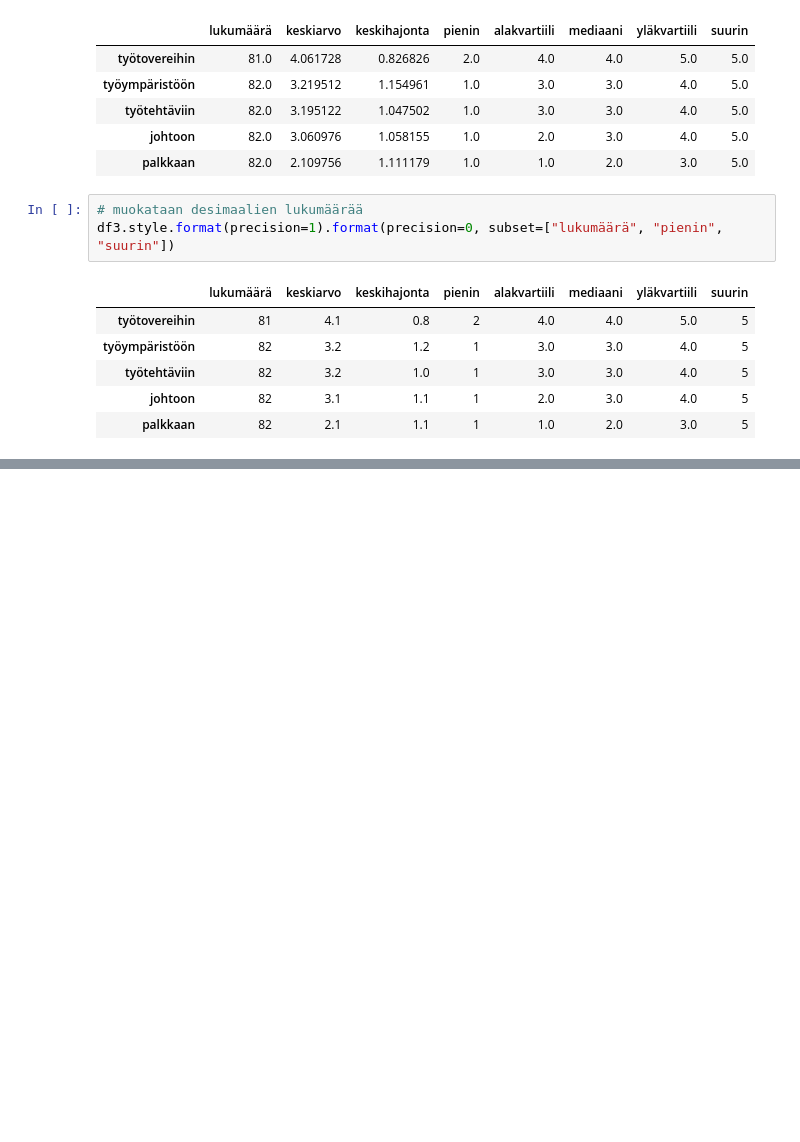
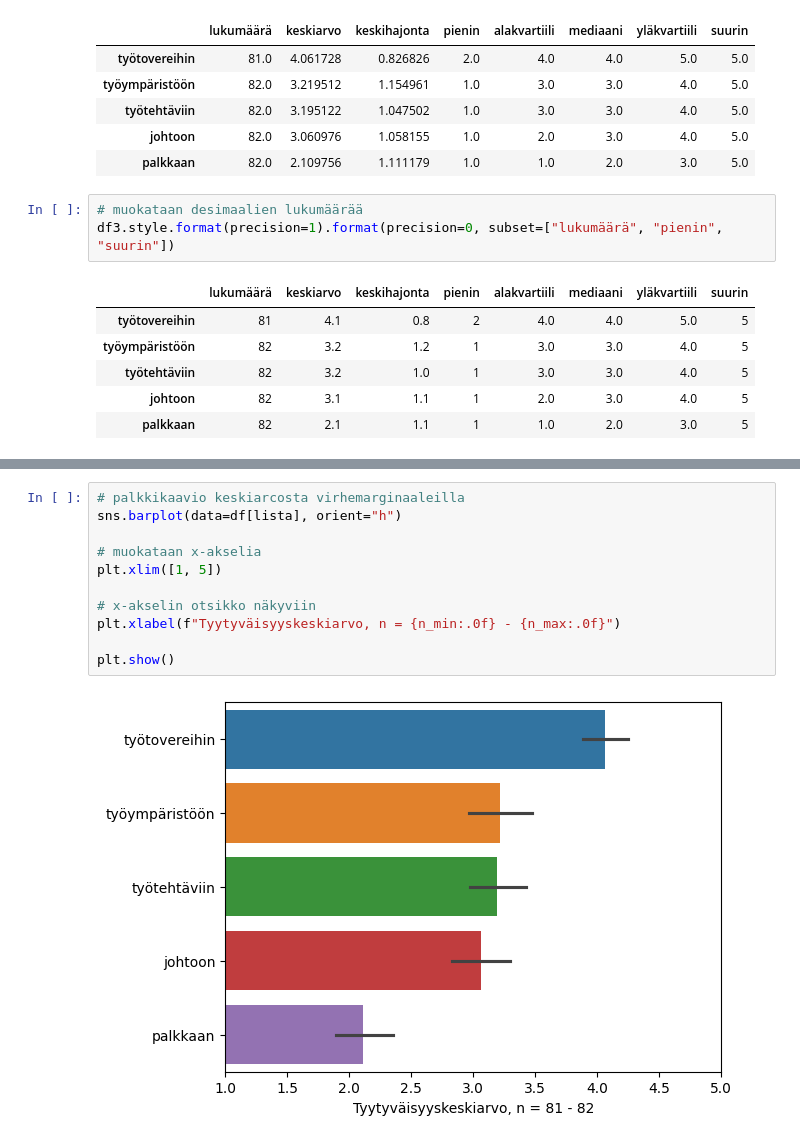
Before and after one commit to lassihi/Data-analytiikka-pythonilla, a Jupyter notebook: luento-3.ipynb, the cells around one changed output, grey strips where cells are left out. Cells and saved outputs as stored; diff of their text form; blank space fills up the shorter version.

```diff
--- a/luento-3.ipynb
+++ b/luento-3.ipynb
@@ -109,0 +153,13 @@ df3.style.format(precision=1).format(precision=0, subset=["lukumäärä", "pieni
+# %%
+# palkkikaavio keskiarcosta virhemarginaaleilla
+sns.barplot(data=df[lista], orient="h")
+
+# muokataan x-akselia
+plt.xlim([1, 5])
+
+# x-akselin otsikko näkyviin
+plt.xlabel(f"Tyytyväisyyskeskiarvo, n = {n_min:.0f} - {n_max:.0f}")
+
+plt.show()
+# %% [output]
+[figure, added]
```
Also changed, not shown: parts of 4 cells of this notebook, 1 other file.
